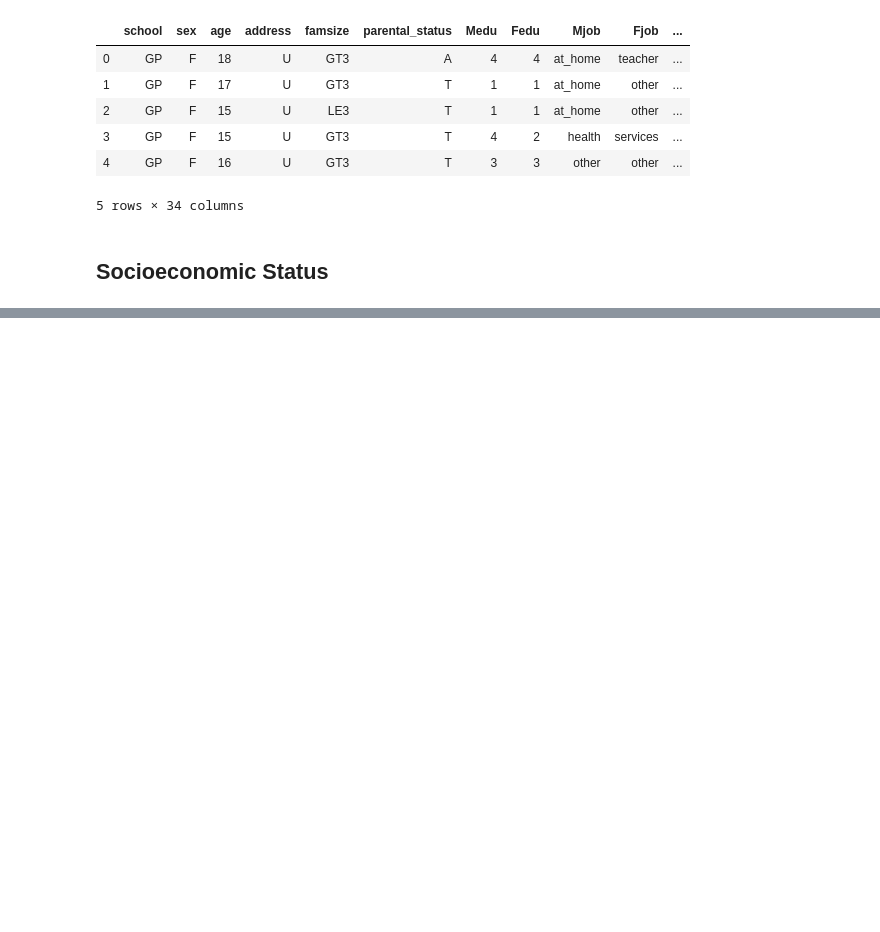
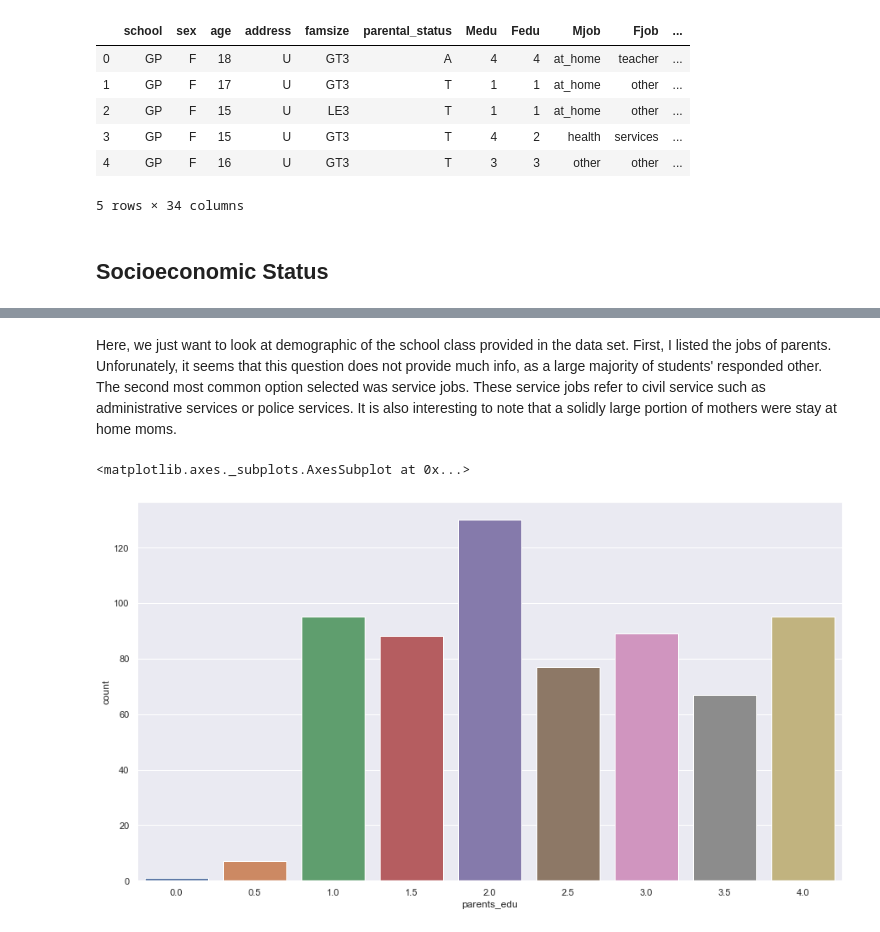
Before and after one commit to natanoliff/natanoliff.github.io, a Jupyter notebook: Alcohol_Consumption.ipynb, the cells around one changed output, grey strips where cells are left out. Drawn from its saved outputs; the diff is of its cells as text; code cells hidden in the pictures; blank space fills up the shorter version.

```diff
--- a/Alcohol_Consumption.ipynb
+++ b/Alcohol_Consumption.ipynb
@@ -147,0 +105,8 @@ sns.countplot(x = 'parents_edu', data = data, ax=ax[2])
+# %% [markdown]
+Here, we just want to look at demographic of the school class provided in the data set. First, I listed the jobs of parents. Unforunately, it seems that this question does not provide much info, as a large majority of students' responded other. The second most common option selected was service jobs. These service jobs refer to civil service such as administrative services or police services. It is also interesting to note that a solidly large portion of mothers were stay at home moms.
+# %%
+sns.set(rc={'figure.figsize':(15,8.27)})
+sns.countplot(x = 'parents_edu', data = data)
+# %% [output]
+<matplotlib.axes._subplots.AxesSubplot at 0x...>
+[figure, added]
```
Also changed, not shown: parts of 41 cells of this notebook.
